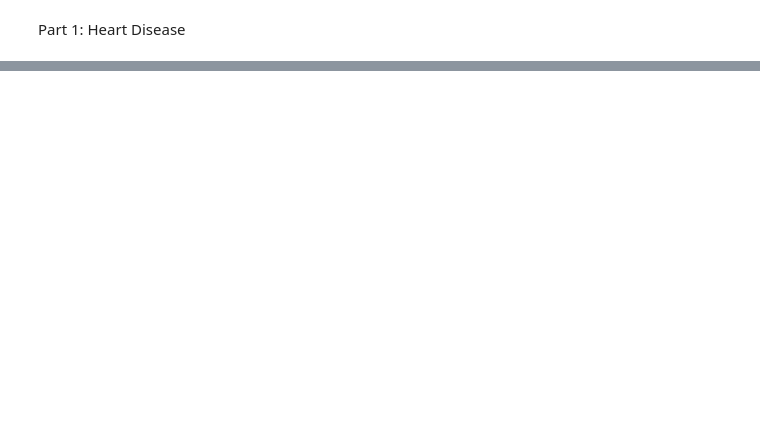
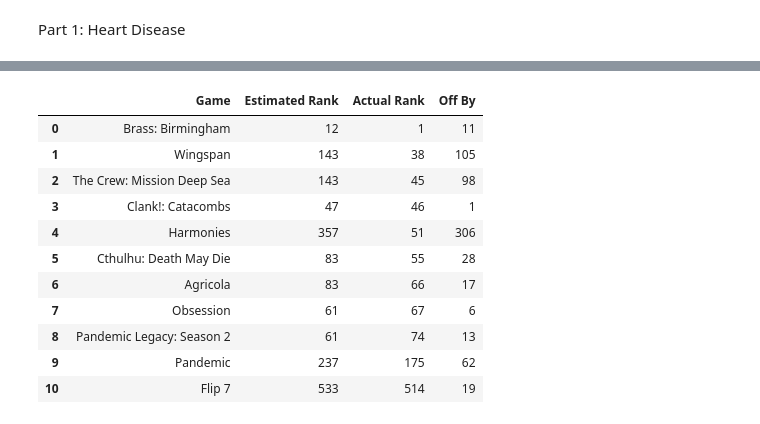
Before and after one commit to Churro1/CS5830_Project4_k-nearest-neighbors, a Jupyter notebook: Project4.ipynb, the cells around one changed output, grey strips where cells are left out. Saved outputs shown, nothing was run; the diff lists cells and outputs as text; code cells hidden in the pictures; blank space fills up the shorter version.

```diff
--- a/Project4.ipynb
+++ b/Project4.ipynb
@@ -353,0 +583,57 @@ df.head()
+# %%
+import random
+
+# 1. The specific games you want to highlight
+target_games = [
+    'Brass: Birmingham',
+    'Agricola',
+    'Cthulhu: Death May Die',
+    'Clank!: Catacombs',
+    'Obsession',
+    'The Crew: Mission Deep Sea',
+    'Harmonies',
+    'Pandemic Legacy: Season 2',
+    'Pandemic',
+    'Flip 7',
+    'Wingspan'
+]
+
+# 2. Grab 5 random games from the top 150 (excluding the ones we already picked)
+top_150 = baseGames[(baseGames['rank'] <= 150) & (baseGames['rank'] > 0) & (~baseGames['name'].isin(target_games))]
+random_top_games = random.sample(top_150['name'].tolist(), 5)
+
+# Combine our lists
+games_to_test = target_games # + random_top_games
+
+# 3. Loop through the games and collect the results
+results_list = []
+for game in games_to_test:
+    res = estimate_game_rank_optimized(game)
+
+    # Ensure the game was found before processing
+    if isinstance(res, dict):
+        # Calculate how far off the prediction was
+        res['Off By'] = abs(res['Estimated Rank'] - res['Actual Rank'])
+        results_list.append(res)
+
+# 4. Convert the list of dictionaries into a Pandas DataFrame
+results_df = pd.DataFrame(results_list)
+
+# Sort the table by the Actual Rank so it reads nicely top-to-bottom
+results_df = results_df.sort_values('Actual Rank').reset_index(drop=True)
+
+# 5. Display the beautiful table! (Using display() instead of print() in Jupyter makes it format as HTML)
+display(results_df)
+# %% [output]
+|  | Game | Estimated Rank | Actual Rank | Off By |
+| 0 | Brass: Birmingham | 12 | 1 | 11 |
+| 1 | Wingspan | 143 | 38 | 105 |
+| 2 | The Crew: Mission Deep Sea | 143 | 45 | 98 |
+| 3 | Clank!: Catacombs | 47 | 46 | 1 |
+| 4 | Harmonies | 357 | 51 | 306 |
+| 5 | Cthulhu: Death May Die | 83 | 55 | 28 |
+| 6 | Agricola | 83 | 66 | 17 |
+| 7 | Obsession | 61 | 67 | 6 |
+| 8 | Pandemic Legacy: Season 2 | 61 | 74 | 13 |
+| 9 | Pandemic | 237 | 175 | 62 |
+| 10 | Flip 7 | 533 | 514 | 19 |
```
Also changed, not shown: parts of 13 cells of this notebook.
